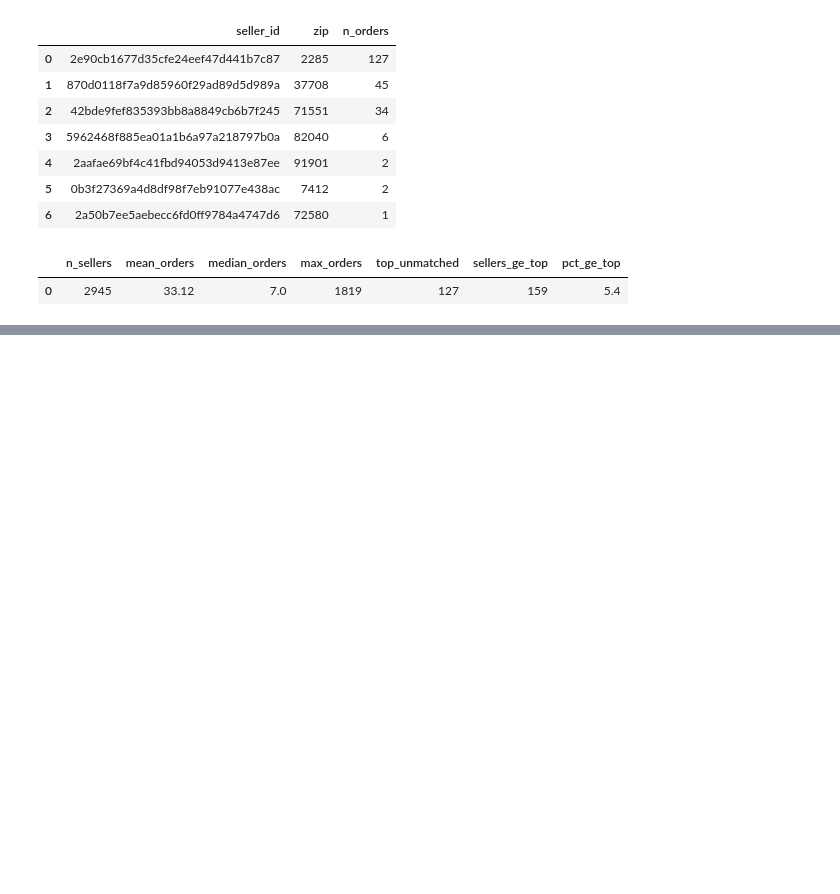
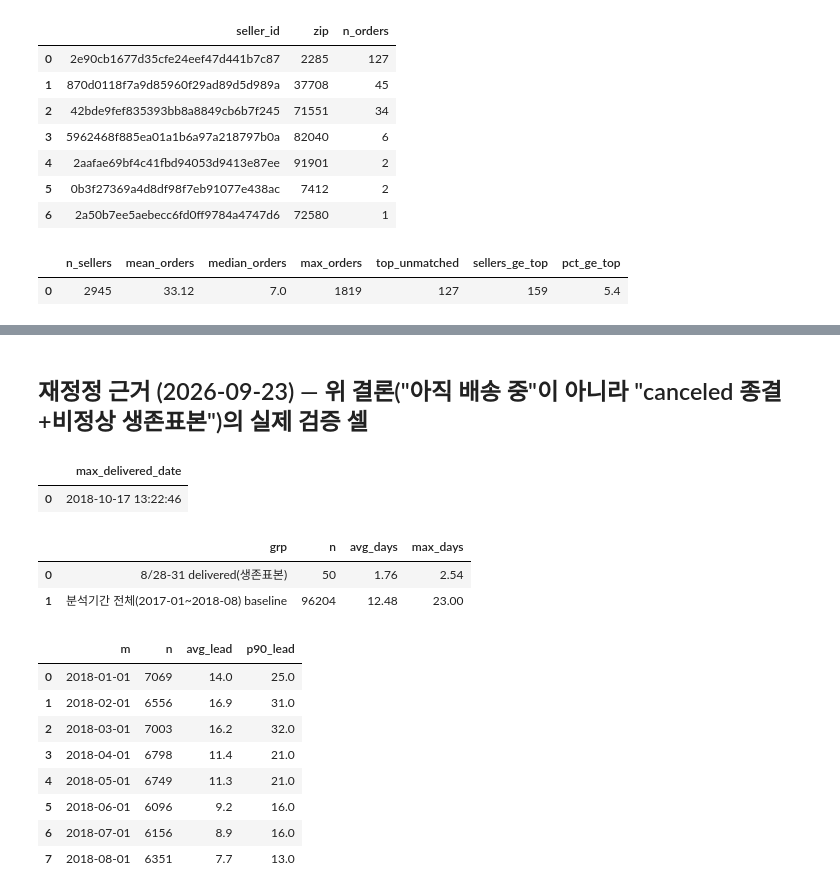
Before and after one commit to choi-yeonju/data-analysis-portfolio, a Jupyter notebook: olist/notebooks/02_geo_distance.ipynb, the cells around one changed output, grey strips where cells are left out. Cells and saved outputs as stored; diff of their text form; code cells hidden in the pictures; blank space fills up the shorter version.

```diff
--- a/olist/notebooks/02_geo_distance.ipynb
+++ b/olist/notebooks/02_geo_distance.ipynb
@@ -440,0 +638,51 @@ SELECT (SELECT COUNT(*) FROM sc) AS n_sellers,
+# %% [markdown]
+## 재정정 근거 (2026-09-23) — 위 결론("아직 배송 중"이 아니라 "canceled 종결+비정상 생존표본")의 실제 검증 셀
+# %%
+# [보충 F, 2026-09-23 재정정] 데이터 추출 시점 상한 확인
+con.execute("SELECT MAX(order_delivered_customer_date) AS max_delivered_date FROM orders").df()
+# %% [output]
+|  | max_delivered_date |
+| 0 | 2018-10-17 13:22:46 |
+# %%
+# 8/28-31에 delivered로 남은 50건의 소요일(구매→도착, 시각 단위) vs 분석기간 전체 baseline
+con.execute("""
+SELECT '8/28-31 delivered(생존표본)' AS grp, COUNT(*) AS n,
+       ROUND(AVG(EPOCH(order_delivered_customer_date - order_purchase_timestamp))/86400, 2) AS avg_days,
+       ROUND(MAX(EPOCH(order_delivered_customer_date - order_purchase_timestamp))/86400, 2) AS max_days
+FROM orders
+WHERE order_purchase_timestamp >= '2018-08-28' AND order_purchase_timestamp < '2018-09-01'
+  AND order_delivered_customer_date IS NOT NULL
+UNION ALL
+SELECT '분석기간 전체(2017-01~2018-08) baseline', COUNT(*),
+       ROUND(AVG(DATE_DIFF('day', order_purchase_timestamp, order_delivered_customer_date)), 2),
+       ROUND(QUANTILE_CONT(DATE_DIFF('day', order_purchase_timestamp, order_delivered_customer_date), 0.9), 2)
+FROM orders
+WHERE order_purchase_timestamp >= '2017-01-01' AND order_purchase_timestamp < '2018-09-01'
+  AND order_delivered_customer_date IS NOT NULL
+""").df()
+# %% [output]
+|  | grp | n | avg_days | max_days |
+| 0 | 8/28-31 delivered(생존표본) | 50 | 1.76 | 2.54 |
+| 1 | 분석기간 전체(2017-01~2018-08) baseline | 96204 | 12.48 | 23.00 |
+# %%
+# 2018년 월별 평균/90%ile 소요일 — 장기 개선 추세가 있는지 확인(있으면 8월 vs 전체평균 비교가 왜곡됨)
+con.execute("""
+WITH b AS (
+  SELECT DATE_TRUNC('month', order_purchase_timestamp) AS m,
+         DATE_DIFF('day', order_purchase_timestamp, order_delivered_customer_date) AS lead
+  FROM orders WHERE order_delivered_customer_date IS NOT NULL
+)
+SELECT m, COUNT(*) AS n, ROUND(AVG(lead),1) AS avg_lead, ROUND(QUANTILE_CONT(lead,0.9),1) AS p90_lead
+FROM b WHERE m >= '2018-01-01' AND m < '2018-09-01'
+GROUP BY m ORDER BY m
+""").df()
+# %% [output]
+|  | m | n | avg_lead | p90_lead |
+| 0 | 2018-01-01 | 7069 | 14.0 | 25.0 |
+| 1 | 2018-02-01 | 6556 | 16.9 | 31.0 |
+| 2 | 2018-03-01 | 7003 | 16.2 | 32.0 |
+| 3 | 2018-04-01 | 6798 | 11.4 | 21.0 |
+| 4 | 2018-05-01 | 6749 | 11.3 | 21.0 |
+| 5 | 2018-06-01 | 6096 | 9.2 | 16.0 |
+| 6 | 2018-07-01 | 6156 | 8.9 | 16.0 |
+| 7 | 2018-08-01 | 6351 | 7.7 | 13.0 |
```
Also changed, not shown: parts of 26 cells of this notebook, 14 other files.
